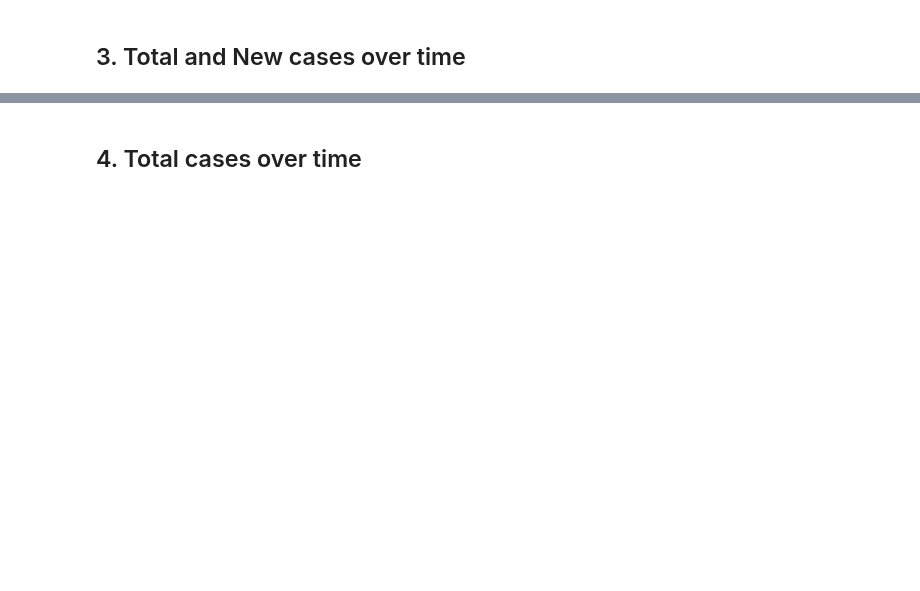
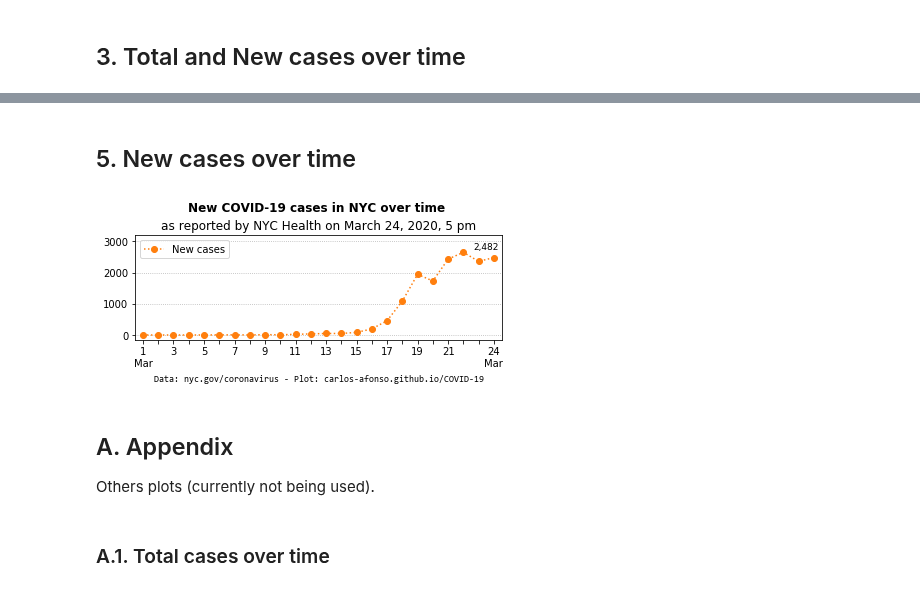
Before and after one commit to carlos-afonso/COVID-19, a Jupyter notebook: notebooks/nyc-covid-19-cases-over-time.ipynb, the cells around one changed output, grey strips where cells are left out. Drawn from its saved outputs; the diff is of its cells as text; code cells hidden in the pictures; blank space fills up the shorter version.

```diff
--- a/notebooks/nyc-covid-19-cases-over-time.ipynb
+++ b/notebooks/nyc-covid-19-cases-over-time.ipynb
@@ -131,3 +133,42 @@ plt.show()
 file_path = '../images/nyc-covid-19-total-and-new-cases-over-time'
 fig.savefig(file_path + '.svg')
 fig.savefig(file_path + '.png', dpi=200)
+# %% [markdown]
+## 5. New cases over time
+# %%
+fig = plt.figure(figsize=(6, 3.1))
+
+plt.plot(df['date_label'], df['new_cases'], 'o:', color='C1', label='New cases')
+
+n2 = 1
+for z in zip(range(len(df)-n2, len(df)), df['new_cases'].iloc[-n2:]):
+    #label = '(*) ' + '{:,}'.format(z[1])
+    label = '{:,}'.format(z[1])
+    plt.annotate(label, xy=z[0:2], xytext=(5, 15), textcoords='offset points', ha='right', va='top', fontsize=9) #color='dimgray'
+
+x_labels = [df['date_label'].iloc[i] if i%2==0 else '' for i in range(len(df))]
+if len(df)%2 == 0:
+    x_labels[-2] = ''
+    x_labels[-1] = df['date_label'].iloc[-1]
+
+plt.xticks(range(len(df)), x_labels)
+
+plt.xlim(-0.5, len(df)-0.5)
+plt.ylim(-150, 3200)
+
+plt.grid(axis='y', linestyle=':')
+
+plt.suptitle('New COVID-19 cases in NYC over time', x=0.52, fontweight='bold')
+plt.title(update_str)
+
+#note_str = '(*) Mar 24 data: only as of 9:45am; likely to go up in next data update.'
+#plt.text(1, -1500, note_str, fontsize=9) #fontstyle='italic'
+
+plt.text(0.7, -1500, source_str, fontfamily='Consolas', fontsize=9)
+
+plt.legend(loc='upper left')
+
+plt.tight_layout(rect=[0, 0, 1, 0.95])
+plt.show()
+# %% [output]
+[figure, added]
@@ -134,5 +180,9 @@ fig.savefig(file_path + '.png', dpi=200)
+# %% [markdown]
+## A. Appendix
+
+Others plots (currently not being used).
 # %% [markdown]
-## 4. Total cases over time
+### A.1. Total cases over time
 # %%
 fig = plt.figure()
 
```
Also changed, not shown: parts of 9 cells of this notebook, 8 other files.
